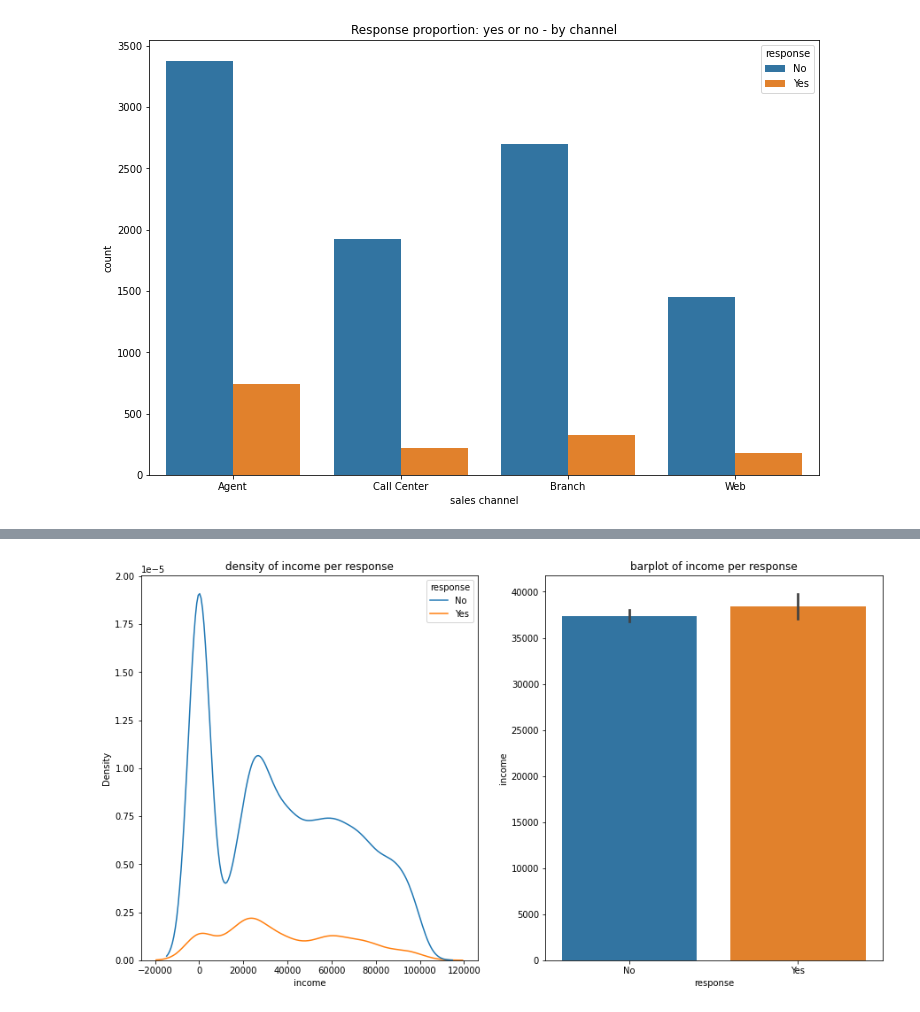
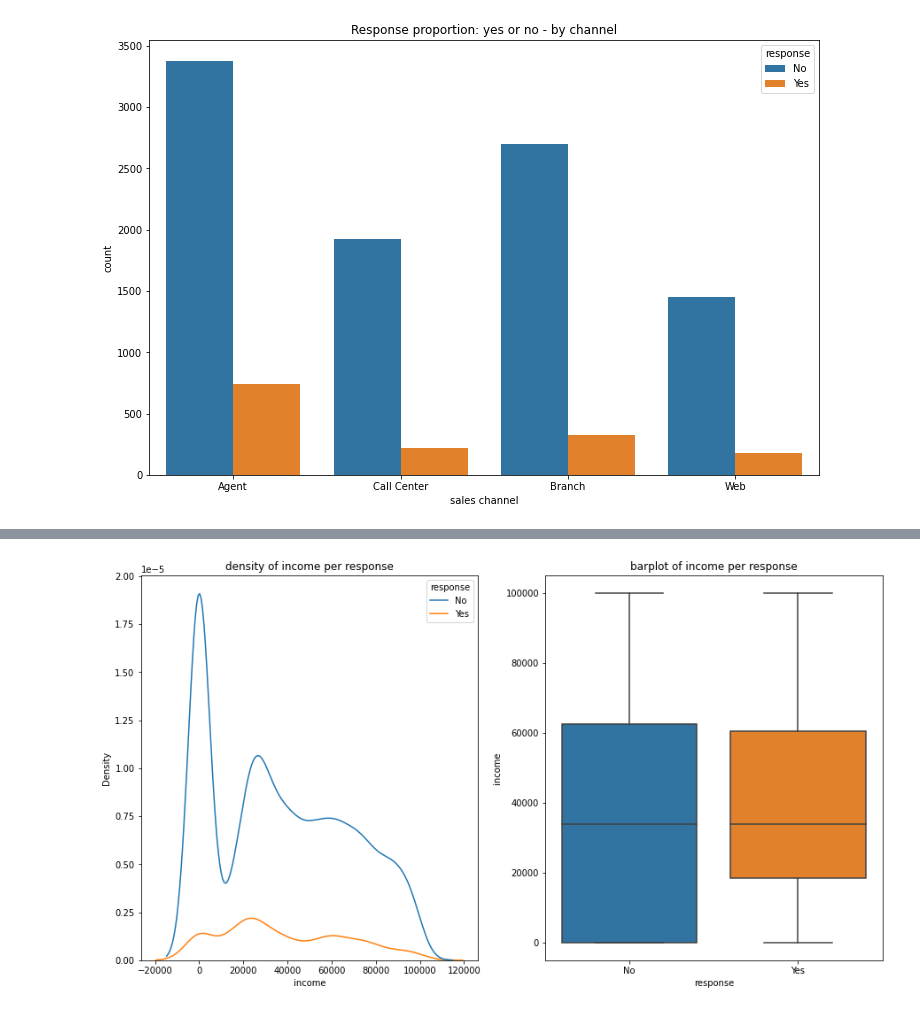
Before and after one commit to sergioaisolutions/lab-customer-analysis-round-3, a Jupyter notebook: solution.ipynb, the cells around one changed output, grey strips where cells are left out. Cells and saved outputs as stored; diff of their text form; code cells hidden in the pictures.

```diff
--- a/solution.ipynb
+++ b/solution.ipynb
@@ -75,9 +75,9 @@ plt.show()
 # %%
 fig, axes = plt.subplots(1, 2, figsize = (15, 8))
 axes[0].set_title('density of income per response')
 sns.kdeplot(ax = axes[0], x = 'income', hue = 'response', data = mkt_data)
 axes[1].set_title('barplot of income per response')
-sns.barplot(ax = axes[1], x = 'response', y = 'income', data = mkt_data)
+sns.boxplot(ax = axes[1], x = 'response', y = 'income', data = mkt_data)
 plt.show()
 # %% [output]
-[figure, old version]
+[figure, new version]
```
Also changed, not shown: parts of 1 cell of this notebook.
